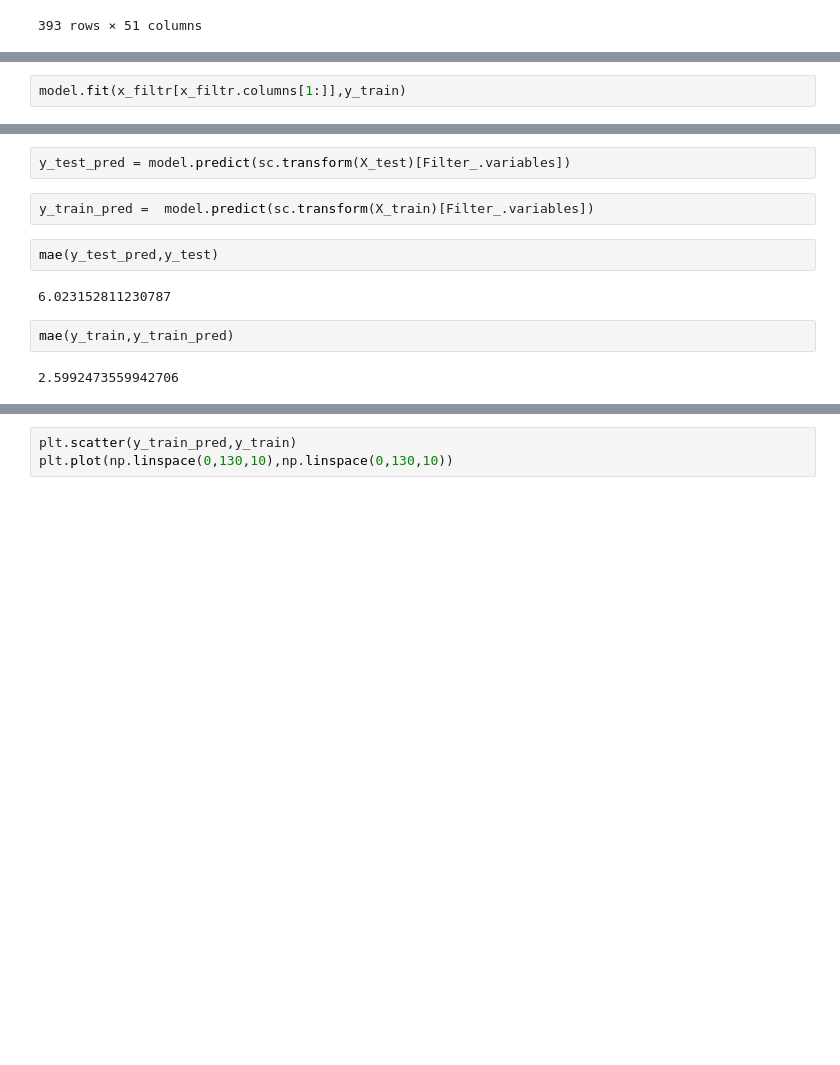
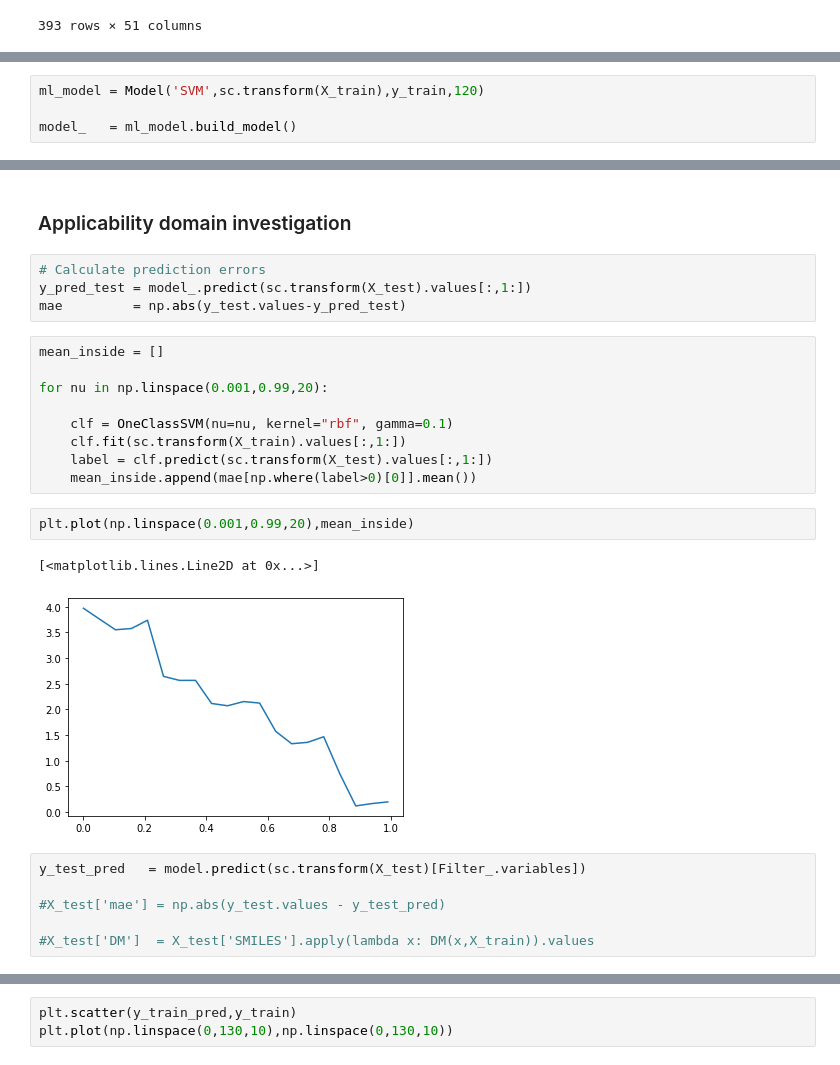
Before and after one commit to SergeyAnufriev/biofuels, a Jupyter notebook: Octane_latest.ipynb, the cells around one changed output, grey strips where cells are left out. Cells and saved outputs as stored; diff of their text form; blank space fills up the shorter version.

Commit message:
perform applicability domain

```diff
--- a/Octane_latest.ipynb
+++ b/Octane_latest.ipynb
@@ -142,2 +93,0 @@ SVR(C=994.4850407468983, degree=4, gamma=0.09999255025891654)
-# %%
-model.fit(x_filtr[x_filtr.columns[1:]],y_train)
@@ -145,0 +94,4 @@ SVR(C=994.4850407468983, degree=4, gamma=0.09999255025891654)
+# %%
+ml_model = Model('SVM',sc.transform(X_train),y_train,120)
+
+model_   = ml_model.build_model()
@@ -146,12 +116,26 @@ SVR(C=994.4850407468983, degree=4, gamma=0.09999255025891654)
+# %% [markdown]
+### Applicability domain investigation
+# %%
+# Calculate prediction errors
+y_pred_test = model_.predict(sc.transform(X_test).values[:,1:])
+mae         = np.abs(y_test.values-y_pred_test)
+# %%
+mean_inside = []
+
+for nu in np.linspace(0.001,0.99,20):
+
+    clf = OneClassSVM(nu=nu, kernel="rbf", gamma=0.1)
+    clf.fit(sc.transform(X_train).values[:,1:])
+    label = clf.predict(sc.transform(X_test).values[:,1:])
+    mean_inside.append(mae[np.where(label>0)[0]].mean())
+# %%
+plt.plot(np.linspace(0.001,0.99,20),mean_inside)
+# %% [output]
+[<matplotlib.lines.Line2D at 0x...>]
+[figure, added]
 # %%
-y_test_pred = model.predict(sc.transform(X_test)[Filter_.variables])
+y_test_pred   = model.predict(sc.transform(X_test)[Filter_.variables])
+
+#X_test['mae'] = np.abs(y_test.values - y_test_pred)
+
+#X_test['DM']  = X_test['SMILES'].apply(lambda x: DM(x,X_train)).values
-# %%
-y_train_pred =  model.predict(sc.transform(X_train)[Filter_.variables])
-# %%
-mae(y_test_pred,y_test)
-# %% [output]
-6.023152811230787
-# %%
-mae(y_train,y_train_pred)
-# %% [output]
-2.5992473559942706
```
Also changed, not shown: parts of 26 cells of this notebook.
